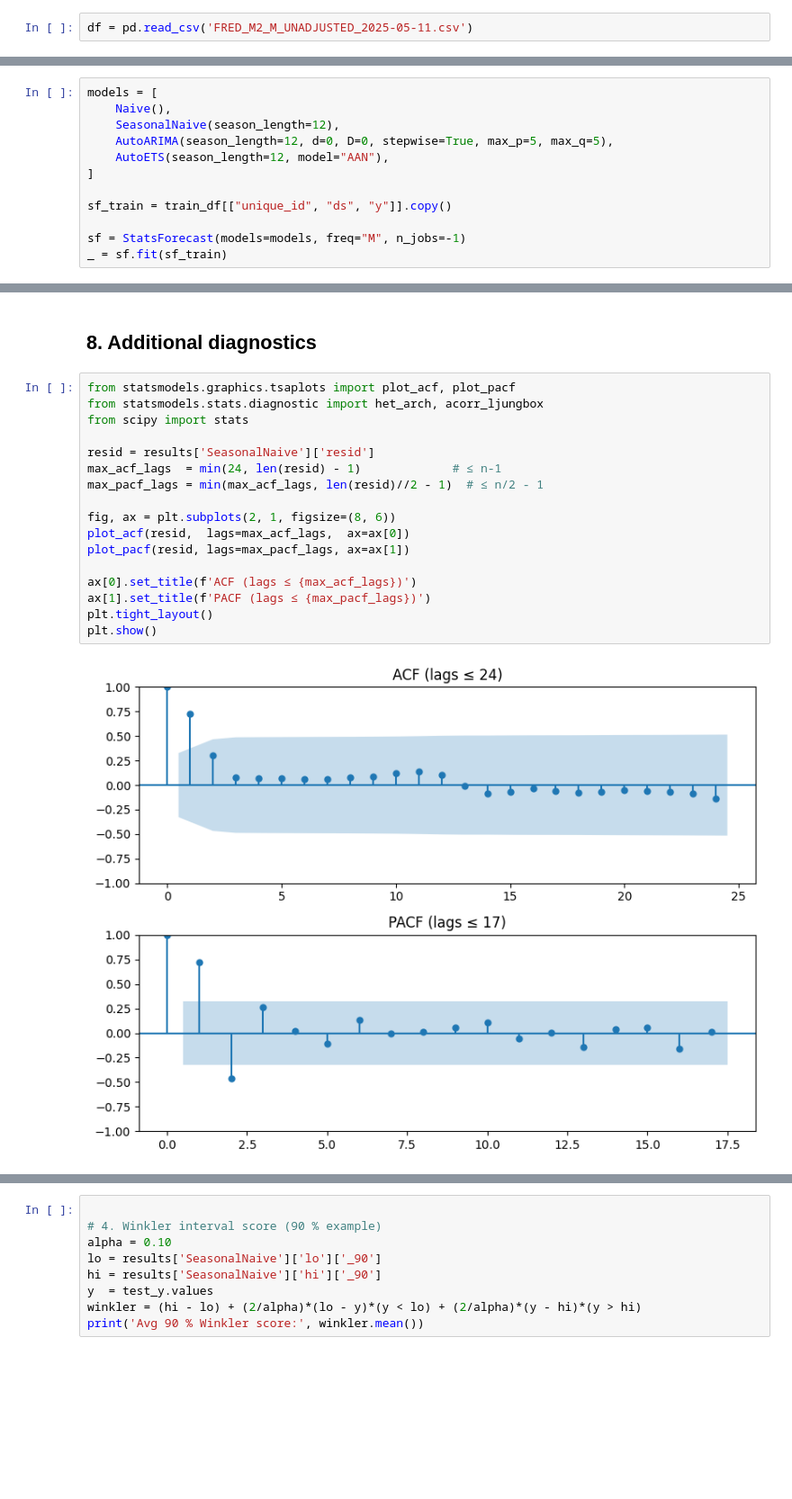
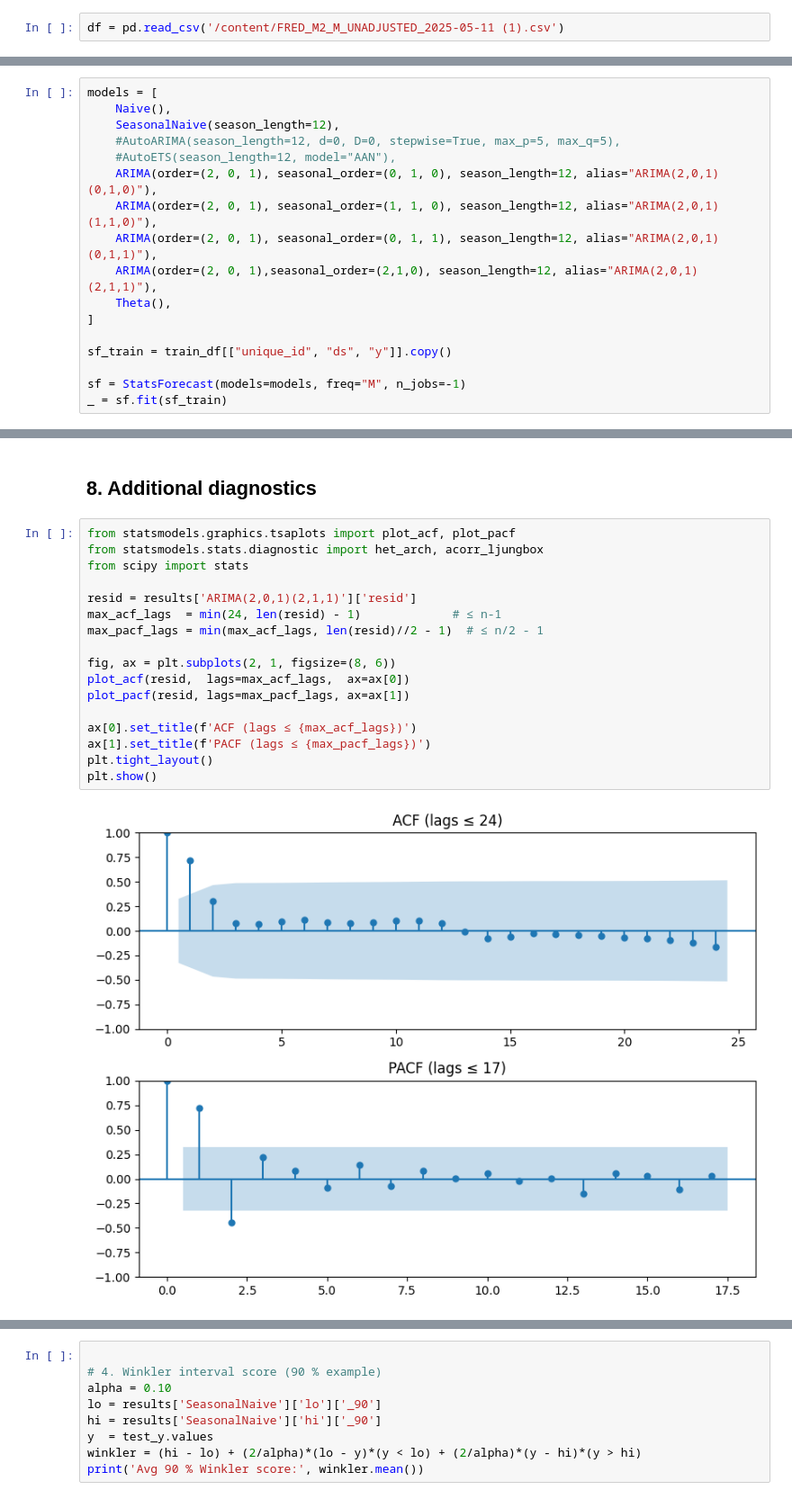
Before and after one commit to yacinebekka/M2_Conformal_Prediction, a Jupyter notebook: M2_Money_Supply_Conformal_Prediction (4).ipynb, the cells around one changed output, grey strips where cells are left out. Shown at 90% size. Cells and saved outputs as stored; diff of their text form; blank space fills up the shorter version.

Commit message:
Added some manually selected ARIMA models

```diff
--- a/M2_Money_Supply_Conformal_Prediction (4).ipynb
+++ b/M2_Money_Supply_Conformal_Prediction (4).ipynb
@@ -38,7 +38,7 @@ from matplotlib.dates import DateFormatter
 # %% [markdown]
 ## 1. Exploratory data analysis
 # %%
-df = pd.read_csv('FRED_M2_M_UNADJUSTED_2025-05-11.csv')
+df = pd.read_csv('/content/FRED_M2_M_UNADJUSTED_2025-05-11 (1).csv')
 # %%
 df.head()
 # %% [output]
@@ -146,8 +146,13 @@ test_idx = test_df["period"].values
 models = [
     Naive(),
     SeasonalNaive(season_length=12),
-    AutoARIMA(season_length=12, d=0, D=0, stepwise=True, max_p=5, max_q=5),
-    AutoETS(season_length=12, model="AAN"),
+    #AutoARIMA(season_length=12, d=0, D=0, stepwise=True, max_p=5, max_q=5),
+    #AutoETS(season_length=12, model="AAN"),
+    ARIMA(order=(2, 0, 1), seasonal_order=(0, 1, 0), season_length=12, alias="ARIMA(2,0,1)(0,1,0)"),
+    ARIMA(order=(2, 0, 1), seasonal_order=(1, 1, 0), season_length=12, alias="ARIMA(2,0,1)(1,1,0)"),
+    ARIMA(order=(2, 0, 1), seasonal_order=(0, 1, 1), season_length=12, alias="ARIMA(2,0,1)(0,1,1)"),
+    ARIMA(order=(2, 0, 1),seasonal_order=(2,1,0), season_length=12, alias="ARIMA(2,0,1)(2,1,1)"),
+    Theta(),
 ]
 
 sf_train = train_df[["unique_id", "ds", "y"]].copy()
@@ -315,22 +323,22 @@ plt.show()
 # %%
 from statsmodels.graphics.tsaplots import plot_acf, plot_pacf
 from statsmodels.stats.diagnostic import het_arch, acorr_ljungbox
 from scipy import stats
 
-resid = results['SeasonalNaive']['resid']
+resid = results['ARIMA(2,0,1)(2,1,1)']['resid']
 max_acf_lags  = min(24, len(resid) - 1)             # ≤ n-1
 max_pacf_lags = min(max_acf_lags, len(resid)//2 - 1)  # ≤ n/2 - 1
 
 fig, ax = plt.subplots(2, 1, figsize=(8, 6))
 plot_acf(resid,  lags=max_acf_lags,  ax=ax[0])
 plot_pacf(resid, lags=max_pacf_lags, ax=ax[1])
 
 ax[0].set_title(f'ACF (lags ≤ {max_acf_lags})')
 ax[1].set_title(f'PACF (lags ≤ {max_pacf_lags})')
 plt.tight_layout()
 plt.show()
 # %% [output]
-[figure, old version]
+[figure, new version]
 # %%
 # 2. Ljung–Box up to 36 lags
 n_obs = len(resid)
```
Also changed, not shown: parts of 10 cells of this notebook.
